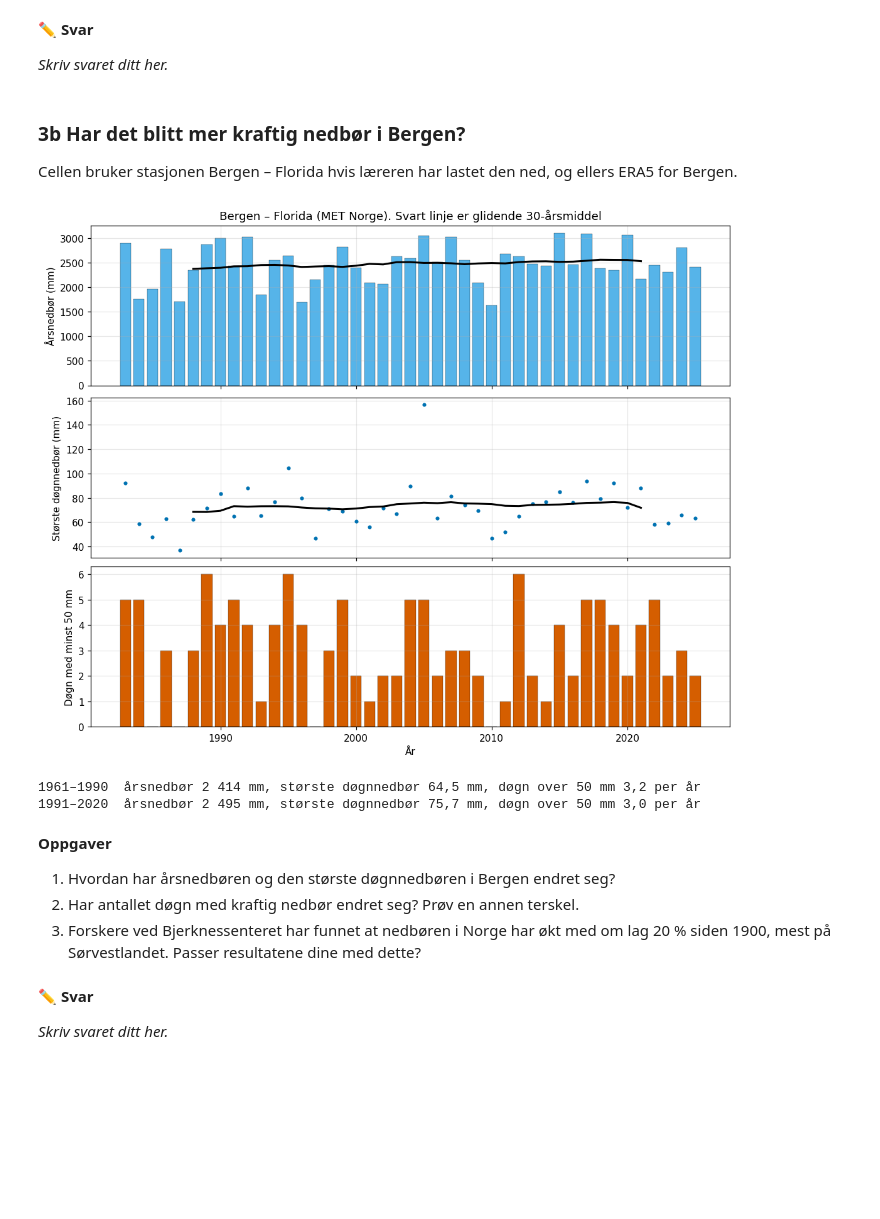
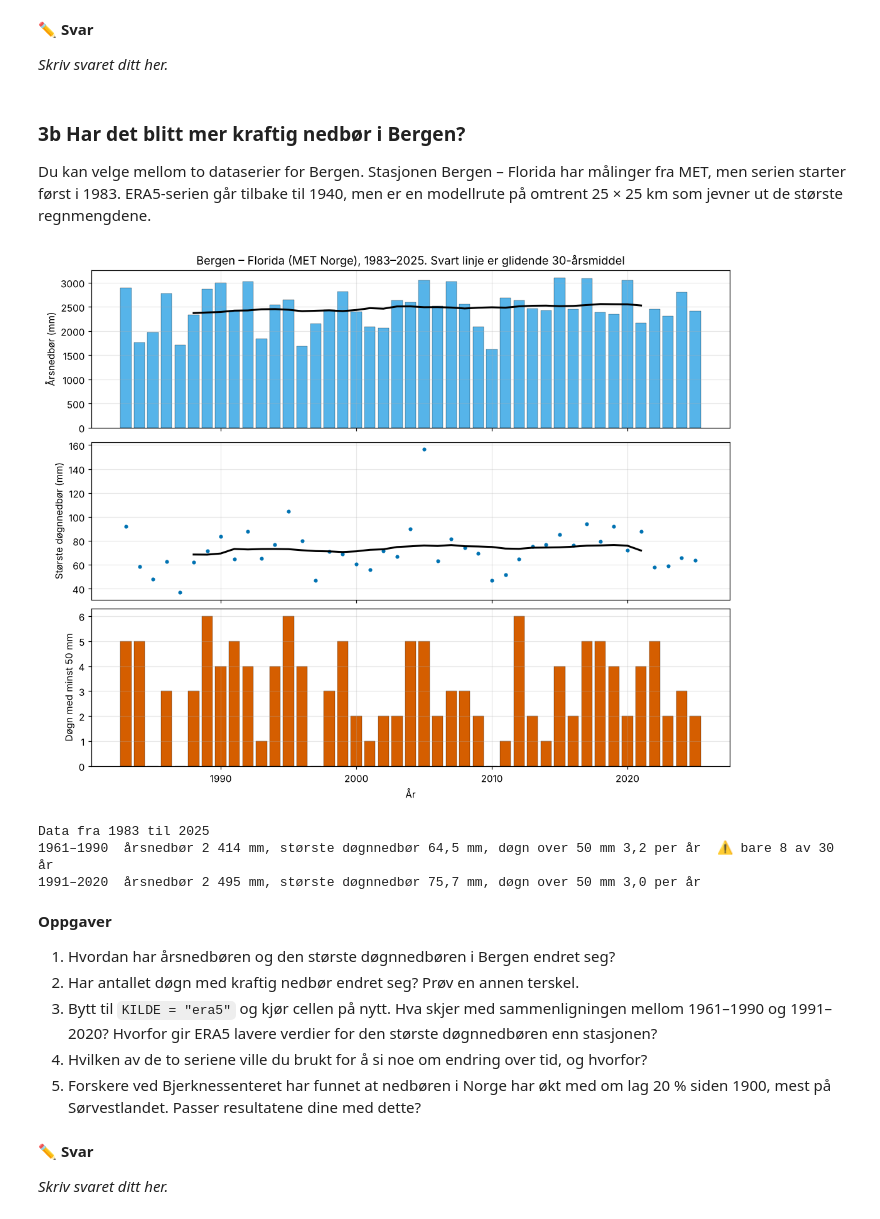
Before and after one commit to PGelisa/geofag2-atmosfaeriske-elver, a Jupyter notebook: atmosfaerisk_elv_jakob_kjort.ipynb, the cells around one changed output. Cells and saved outputs as stored; diff of their text form; code cells hidden in the pictures; blank space fills up the shorter version.

```diff
--- a/atmosfaerisk_elv_jakob_kjort.ipynb
+++ b/atmosfaerisk_elv_jakob_kjort.ipynb
@@ -473,51 +473,64 @@ Ved 10 °C øker metningstrykket med 6,9 % per grad
 *Skriv svaret ditt her.*
 # %% [markdown]
 ### 3b Har det blitt mer kraftig nedbør i Bergen?
-Cellen bruker stasjonen Bergen – Florida hvis læreren har lastet den ned, og ellers ERA5 for Bergen.
+Du kan velge mellom to dataserier for Bergen. Stasjonen Bergen – Florida har målinger fra MET, men serien starter først i 1983. ERA5-serien går tilbake til 1940, men er en modellrute på omtrent 25 × 25 km som jevner ut de største regnmengdene.
 # %%
-TERSKEL = 50      # 🔧 mm på ett døgn
+KILDE = "stasjon"   # 🔧 "stasjon" (Bergen – Florida fra 1983) eller "era5" (Bergen fra 1940)
+TERSKEL = 50        # 🔧 mm på ett døgn
 
-if (DATA / "stasjon_florida_dogn.csv").exists():
+if KILDE == "stasjon" and (DATA / "stasjon_florida_dogn.csv").exists():
     b = pd.read_csv(DATA / "stasjon_florida_dogn.csv", parse_dates=["dato"]).set_index("dato").nedbor
     kilde = "Bergen – Florida (MET Norge)"
 else:
+    if KILDE == "stasjon":
+        print("Finner ikke stasjonsdata, bruker ERA5 i stedet.")
     b = pd.read_csv(DATA / "punkt_bergen_nedbor.csv", parse_dates=["dato"]).set_index("dato").nedbor
     kilde = "Bergen (ERA5 via Open-Meteo)"
 b = b[b.index.year <= 2025]           # bare hele år
 
 aar = b.groupby(b.index.year)
 rx1 = aar.max()
 dager = (b >= TERSKEL).groupby(b.index.year).sum()
 total = aar.sum()
 
 fig, akser = plt.subplots(3, 1, figsize=(10, 8), sharex=True, constrained_layout=True)
 akser[0].bar(total.index, total, color="#56B4E9", edgecolor="k", lw=0.2)
 akser[0].plot(total.index, total.rolling(30, center=True, min_periods=20).mean(), color="k", lw=2)
 akser[0].set_ylabel("Årsnedbør (mm)")
 akser[1].plot(rx1.index, rx1, "o", color="#0072B2", ms=3)
 akser[1].plot(rx1.index, rx1.rolling(30, center=True, min_periods=20).mean(), color="k", lw=2)
 akser[1].set_ylabel("Største døgnnedbør (mm)")
 akser[2].bar(dager.index, dager, color="#D55E00", edgecolor="k", lw=0.2)
 akser[2].set_ylabel(f"Døgn med minst {TERSKEL} mm")
 akser[2].set_xlabel("År")
-akser[0].set_title(f"{kilde}. Svart linje er glidende 30-årsmiddel")
+akser[0].set_title(f"{kilde}, {total.index.min()}–{total.index.max()}. "
+                   "Svart linje er glidende 30-årsmiddel")
 for a in akser:
     komma(a)
 plt.show()
 
+print(f"Data fra {total.index.min()} til {total.index.max()}")
 for navn, (a, c) in {"1961–1990": (1961, 1990), "1991–2020": (1991, 2020)}.items():
+    n = total.loc[a:c].size
+    if n == 0:
+        print(f"{navn}  ingen data i denne perioden")
+        continue
+    merknad = "" if n == 30 else f"  ⚠️ bare {n} av 30 år"
     print(f"{navn}  årsnedbør {tall(total.loc[a:c].mean(), 0)} mm, "
           f"største døgnnedbør {tall(rx1.loc[a:c].mean())} mm, "
-          f"døgn over {TERSKEL} mm {tall(dager.loc[a:c].mean())} per år")
+          f"døgn over {TERSKEL} mm {tall(dager.loc[a:c].mean())} per år{merknad}")
 # %% [output]
-[figure, old version]
+[figure, new version]
-1961–1990  årsnedbør 2 414 mm, største døgnnedbør 64,5 mm, døgn over 50 mm 3,2 per år
+Data fra 1983 til 2025
+1961–1990  årsnedbør 2 414 mm, største døgnnedbør 64,5 mm, døgn over 50 mm 3,2 per år  ⚠️ bare 8 av 30 år
 1991–2020  årsnedbør 2 495 mm, største døgnnedbør 75,7 mm, døgn over 50 mm 3,0 per år
 # %% [markdown]
 **Oppgaver**
 1. Hvordan har årsnedbøren og den største døgnnedbøren i Bergen endret seg?
 2. Har antallet døgn med kraftig nedbør endret seg? Prøv en annen terskel.
-3. Forskere ved Bjerknessenteret har funnet at nedbøren i Norge har økt med om lag 20 % siden 1900, mest på Sørvestlandet. Passer resultatene dine med dette?
+3. Bytt til `KILDE = "era5"` og kjør cellen på nytt. Hva skjer med sammenligningen mellom 1961–1990 og 1991–2020? Hvorfor gir ERA5 lavere verdier for den største døgnnedbøren enn stasjonen?
+4. Hvilken av de to seriene ville du brukt for å si noe om endring over tid, og hvorfor?
+5. Forskere ved Bjerknessenteret har funnet at nedbøren i Norge har økt med om lag 20 % siden 1900, mest på Sørvestlandet. Passer resultatene dine med dette?
 # %% [markdown]
 ✏️ **Svar**
 
```
Also changed, not shown: 3 other files.
